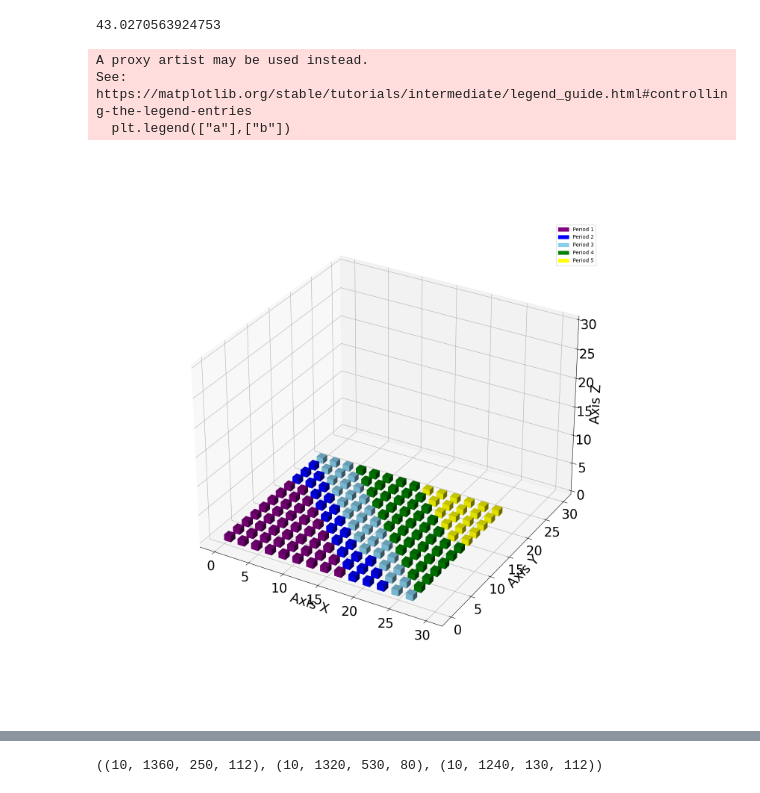
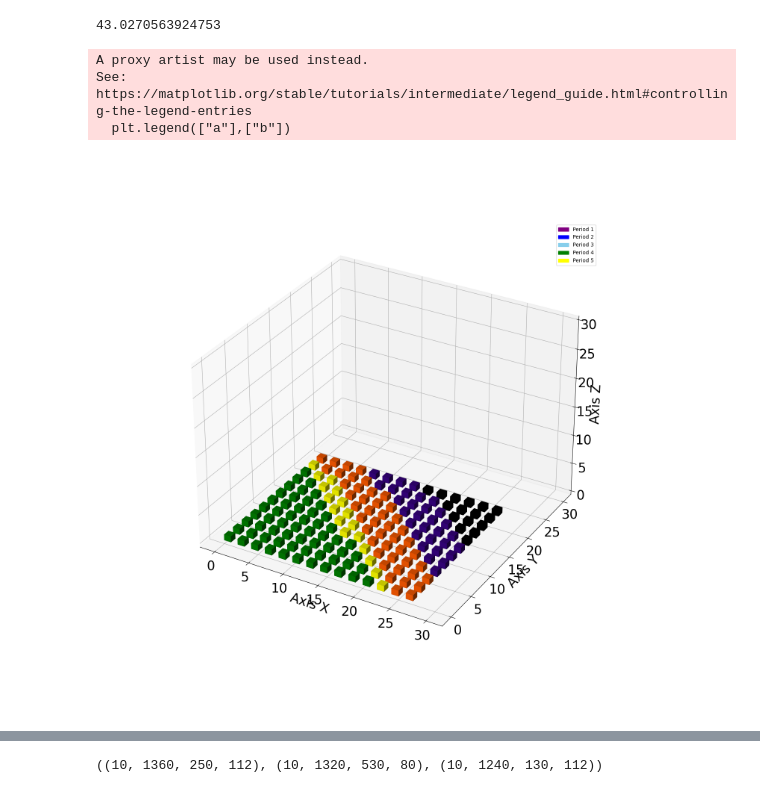
Before and after one commit to Wamedina/Tesis-Magister, a Jupyter notebook: Codes/JupyterCodes/bendersJupyterOmp.ipynb, the cells around one changed output, grey strips where cells are left out. Drawn from its saved outputs; the diff is of its cells as text; code cells hidden in the pictures.

```diff
--- a/Codes/JupyterCodes/bendersJupyterOmp.ipynb
+++ b/Codes/JupyterCodes/bendersJupyterOmp.ipynb
@@ -348,9 +353,9 @@ class SubProblem:
    def setOpenPitParameters(self):
       #OpenPit Parameters
       self.t_C   = {period : period + 1 for period in range(self.numberOfPeriods)}
-      self.RMu_t = {period : 8 * 25806600.0/1 for period in range(self.numberOfPeriods)}#Superior infinita, 0 por abajo Originales: 13219200
+      self.RMu_t = {period : 2*25806600.0/1 for period in range(self.numberOfPeriods)}#Superior infinita, 0 por abajo Originales: 13219200
       self.RMl_t = {period : 0.0/3 for period in range(self.numberOfPeriods)}#Valor original 8812800.0
-      self.RPu_t = {period : 8 * 17777880.0/1 for period in range(self.numberOfPeriods)}#Valor original 10933380.0
+      self.RPu_t = {period : 2*17777880.0/1 for period in range(self.numberOfPeriods)}#Valor original 10933380.0
       self.RPl_t = {period : 0/3 for period in range(self.numberOfPeriods)}#Valor original 7288920.0
       self.qu_t  = {period : 1 for period in range(self.numberOfPeriods)}#Leyes promedio maxima y minima.
       self.ql_t  = {period : 0.0001 for period in range(self.numberOfPeriods)}
@@ -554,22 +559,23 @@ CPROG.NTHREADS: 8""")
             if v == self.wHeight:
                self.pi_bDict[v,ti] = pi_t[ti]
             else:
-               self.pi_bDict[v,ti] = 0
+               self.pi_bDict[v,ti] = 0#pi_t[ti]#0
 
       sigma_t = self.getSigmaValues(output)
       objective_value_positions = [positions.start() for positions in re.finditer("Objval", output)]
-      objective_value = (output[objective_value_positions[objective_value_to_use]: objective_value_positions[objective_value_to_use]+1000].split())
+      print(objective_value_positions)
+      objective_value = (output[objective_value_positions[objective_value_to_use]: objective_value_positions[objective_value_to_use]+4500].split())
       indice_tot = objective_value.index("tot")
       objective_value = float(objective_value[indice_tot+2])
-
-      return objective_value, self.pi_bDict , sigma_t
+      print(pi_t)
+      return objective_value, self.pi_bDict, sigma_t
 # %%
 class Main:
     def __init__(self, undergroundMineDataframe, openPitDataframe):
         self.openPitDataframe = openPitDataframe
         self.undergroundMineDataframe = undergroundMineDataframe
-        self.numberOfPeriods = 15
-        self.epsilon = 1000000
+        self.numberOfPeriods = 20
+        self.epsilon = 10
         self.safetyLevel = 60
         self.colHeight = 790#300 max 630 altura total de los drawpoints
         self.minColHeight = 0.40
@@ -620,10 +626,12 @@ class Main:
             it += 1
             self.estimatedW_v,self.estimatedU_t ,self.estimatedTheta = self.MasterProblem.optimizeModel()
             numberOfInvaiableBlocks = len(self.MasterProblem.B_v[self.MasterProblem.selectedHeight])
+            print(self.MasterProblem.selectedHeight,self.estimatedU_t )
             self.subProblemObjValue, self.pi_vb, self.sigma_t= self.SubProblem.execute(numberOfInvaiableBlocks, self.estimatedU_t,self.MasterProblem.selectedHeight ,isFinalIteration = False)
             newObjVal = self.MasterProblem.undergroundModel.objVal- self.MasterProblem.theta.X + self.subProblemObjValue
             print(it, "Objective Value =", self.MasterProblem.undergroundModel.objVal- self.MasterProblem.theta.X + self.subProblemObjValue)
             print("w_v: {}".format(self.MasterProblem.selectedHeight ))
+            print("u_t: {}".format(self.MasterProblem.selectedTime))
             print("Master theta: {}".format(self.MasterProblem.theta))
             print("Current theta: {}".format(currentTheta))
             print(f' Underground Objective value: {self.MasterProblem.undergroundModel.objVal-self.MasterProblem.theta.X} \n OpenPit Objective Value {self.subProblemObjValue}\n Current Theta: {self.MasterProblem.theta.X}')
@@ -637,6 +645,7 @@ class Main:
                 self.estimatedW_v,self.estimatedU_t ,self.estimatedTheta = self.MasterProblem.optimizeModel()
                 print("-----------------------------Valor óptimo encontrado-----------------------------")
                 print("Optimal Crown Pillar height: {}".format(self.MasterProblem.selectedHeight ))
+                print("Optimal Transition Period: {}".format(self.MasterProblem.selectedTime))
                 print(self.estimatedW_v)
                 print("Optimal ObjVal: {}".format(self.MasterProblem.undergroundModel.objVal))
 
@@ -653,9 +662,21 @@ class Main:
 
             currentObjVal = self.MasterProblem.undergroundModel.objVal- self.MasterProblem.theta.X + self.subProblemObjValue
             currentTheta = self.estimatedTheta.X
+            pi_f = 0
+            #for tf in self.SubProblem.t_C:
+            #    pi_f += self.pi_vb[tf]
+            #self.MasterProblem.undergroundModel.addConstr(self.MasterProblem.theta <= self.subProblemObjValue + gp.quicksum(gp.quicksum(self.pi_vb[t] * len(self.MasterProblem.B_v[v]) * (self.estimatedW_v[v]-self.MasterProblem.w_v[v]) for t in self.SubProblem.t_C ) for v in self.MasterProblem.V) + gp.quicksum(len(self.SubProblem.openPitBlocks) * (self.estimatedU_t[t] - self.MasterProblem.u_t[t]) * self.sigma_t[t] for t in self.MasterProblem.t_S))
+            #self.MasterProblem.undergroundModel.addConstr(self.MasterProblem.theta <= (self.subProblemObjValue + gp.quicksum(gp.quicksum((self.estimatedW_v[v] - self.MasterProblem.w_v[v]) * len(self.SubProblem.B_v[v]) for v in self.SubProblem.V) * self.pi_vb[ti] for ti in self.SubProblem.t_C) + gp.quicksum(len(self.SubProblem.openPitBlocks) * (self.estimatedU_t[t] - self.MasterProblem.u_t[t]) * self.sigma_t[t] for t in self.MasterProblem.t_S)))
+            #self.MasterProblem.undergroundModel.addConstr(self.MasterProblem.theta <= (self.subProblemObjValue + gp.quicksum(10*(self.estimatedW_v[v] - self.MasterProblem.w_v[v]) * len(self.SubProblem.B_v[v]) * self.pi_vb[ti]  for ti in self.SubProblem.t_C for v in self.SubProblem.V) + gp.quicksum(len(self.SubProblem.openPitBlocks) * (self.estimatedU_t[t] - self.MasterProblem.u_t[t]) * self.sigma_t[t] for t in self.MasterProblem.t_S)))
+            #self.MasterProblem.undergroundModel.addConstr(self.MasterProblem.theta <= self.subProblemObjValue + gp.quicksum(gp.quicksum(self.pi_vb[t] * len(self.MasterProblem.B_v[v]) * (self.estimatedW_v[v] - self.MasterProblem.w_v[v]) for t in self.MasterProblem.t_S) for v in self.MasterProblem.V))
 
-            #self.MasterProblem.undergroundModel.addConstr(self.MasterProblem.theta <= self.subProblemObjValue + gp.quicksum(gp.quicksum(self.pi_vb[t] * len(self.MasterProblem.B_v[v]) * (self.estimatedW_v[v]-self.MasterProblem.w_v[v]) for t in self.SubProblem.t_C ) for v in self.MasterProblem.V) + gp.quicksum(len(self.SubProblem.openPitBlocks) * (self.estimatedU_t[t] - self.MasterProblem.u_t[t]) * self.sigma_t[t] for t in self.MasterProblem.t_S))
-            self.MasterProblem.undergroundModel.addConstr(self.MasterProblem.theta <= (self.subProblemObjValue + gp.quicksum(gp.quicksum((self.estimatedW_v[v] - self.MasterProblem.w_v[v]) * len(self.SubProblem.B_v[v]) * self.pi_vb[v,ti] for ti in self.SubProblem.t_C) for v in self.SubProblem.V) + gp.quicksum(len(self.SubProblem.openPitBlocks) * (self.estimatedU_t[t] - self.MasterProblem.u_t[t]) * self.sigma_t[t] for t in self.MasterProblem.t_S)))
+            # Usar pi_vt diferente por periodos y alturas
+
+            #(930,3) Considerar todos los pi_vt = pi_t, es decir todos las alturas tienen el mismo pi_t,
+            self.MasterProblem.undergroundModel.addConstr(self.MasterProblem.theta <= (self.subProblemObjValue + gp.quicksum(gp.quicksum((self.estimatedW_v[v] - self.MasterProblem.w_v[v]) * len(self.MasterProblem.B_v[v]) * self.pi_vb[v, ti] for v in self.SubProblem.V)  for ti in self.SubProblem.t_C) + gp.quicksum(len(self.SubProblem.openPitBlocks) * (self.estimatedU_t[t] - self.MasterProblem.u_t[t]) * self.sigma_t[t] for t in self.MasterProblem.t_S)))
+
+            #(930,3) Sumar todos los pi en uno:
+            #self.MasterProblem.undergroundModel.addConstr(self.MasterProblem.theta <= (self.subProblemObjValue + pi_f * gp.quicksum( (self.estimatedW_v[v] - self.MasterProblem.w_v[v]) * len(self.MasterProblem.B_v[v])  for v in self.SubProblem.V) + gp.quicksum(len(self.SubProblem.openPitBlocks) * (self.estimatedU_t[t] - self.MasterProblem.u_t[t]) * self.sigma_t[t] for t in self.MasterProblem.t_S)))
 # %%
 main2 = Main(undergroundMineDataframe, openPitDataframe)
 main2.execute()
@@ -733,3 +805,7 @@ Error:
+# %%
+main.x_dt_values = main.MasterProblem.undergroundModel.getAttr('X', main.MasterProblem.x_dt)
+main.y_dt_values = main.MasterProblem.undergroundModel.getAttr('X', main.MasterProblem.y_dt)
+main.z_dt_values = main.MasterProblem.undergroundModel.getAttr('X', main.MasterProblem.z_dt)
 # %%
 main.estimatedTime
 # %% [output]
@@ -745,12 +821,12 @@ NameError: name 'perro' is not defined
 # %%
 #main2.MasterProblem.undergroundModel.objVal-main2.MasterProblem.theta.X , main2.subProblemObjValue, main2.MasterProblem.theta.X
 # %%
-plotDrawpointsPoints(len(main.MasterProblem.drawpoint),main.MasterProblem.x_dt_values,main.numberOfPeriods,main.MasterProblem.x_draw,main.MasterProblem.y_draw,main.MasterProblem.z_draw)
+plotDrawpointsPoints(len(main.MasterProblem.drawpoint),main.x_dt_values,main.numberOfPeriods,main.MasterProblem.x_draw,main.MasterProblem.y_draw,main.MasterProblem.z_draw)
 # %% [output]
 A proxy artist may be used instead.
 See: https://matplotlib.org/stable/tutorials/intermediate/legend_guide.html#controlling-the-legend-entries
   plt.legend(["a"],["b"])
-[figure, old version]
+[figure, new version]
 # %%
 # Creamos un diccionario vacío
 data_dict = {}
```
Also changed, not shown: parts of 16 cells of this notebook, 18 other files.
